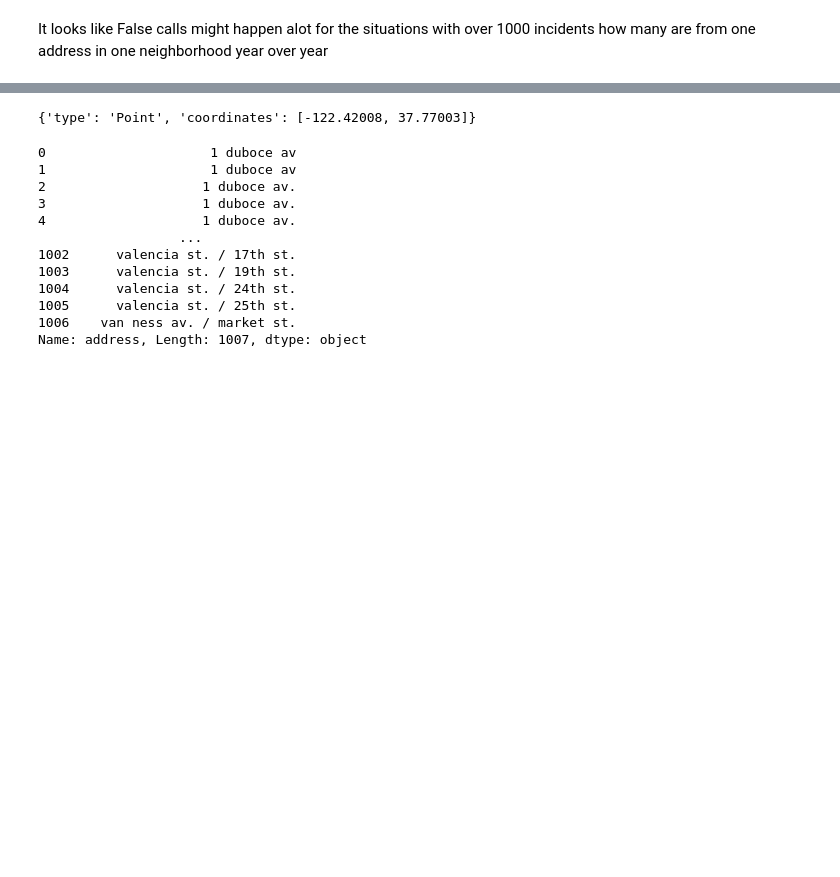
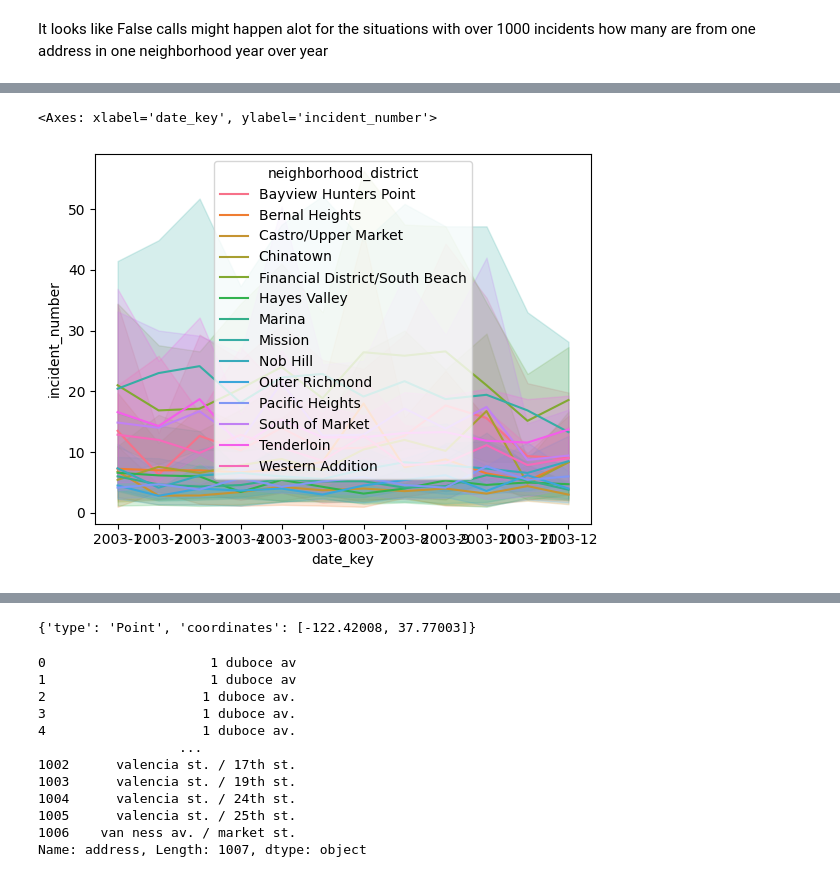
Before and after one commit to griffintighe/fire_ml, a Jupyter notebook: explore.ipynb, the cells around one changed output, grey strips where cells are left out. Saved outputs shown, nothing was run; the diff lists cells and outputs as text; code cells hidden in the pictures; blank space fills up the shorter version.

```diff
--- a/explore.ipynb
+++ b/explore.ipynb
@@ -184 +185,7 @@ amount_table[amount_table['neighborhood_district']=='Bayview Hunters Point']
+# %%
+
+sns.lineplot(data=amount_table_by_year_month[amount_table_by_year_month['incident_year']==2003],x='date_key',y='incident_number',hue='neighborhood_district')
+# %% [output]
+<Axes: xlabel='date_key', ylabel='incident_number'>
+[figure, added]
 # %%
```
Also changed, not shown: parts of 35 cells of this notebook.
